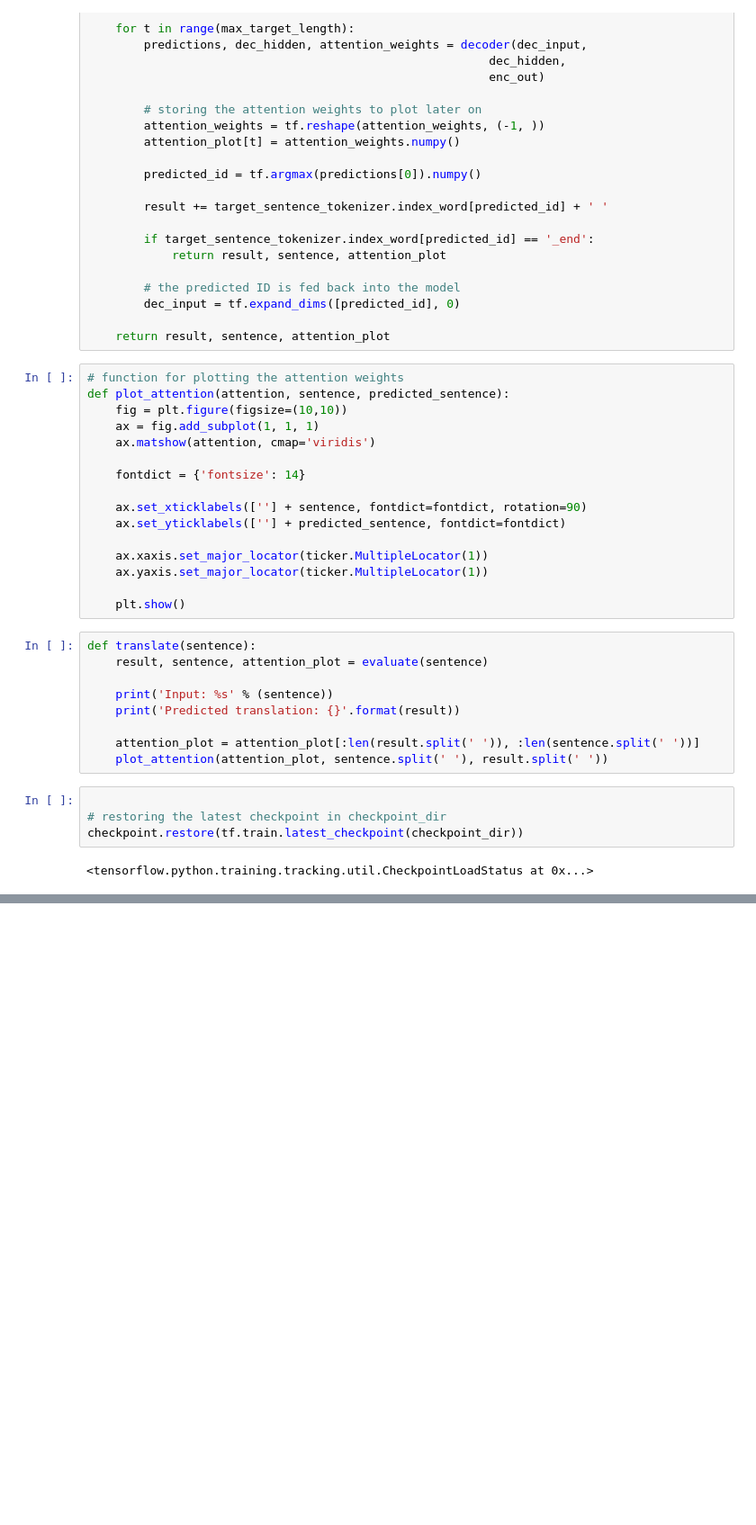
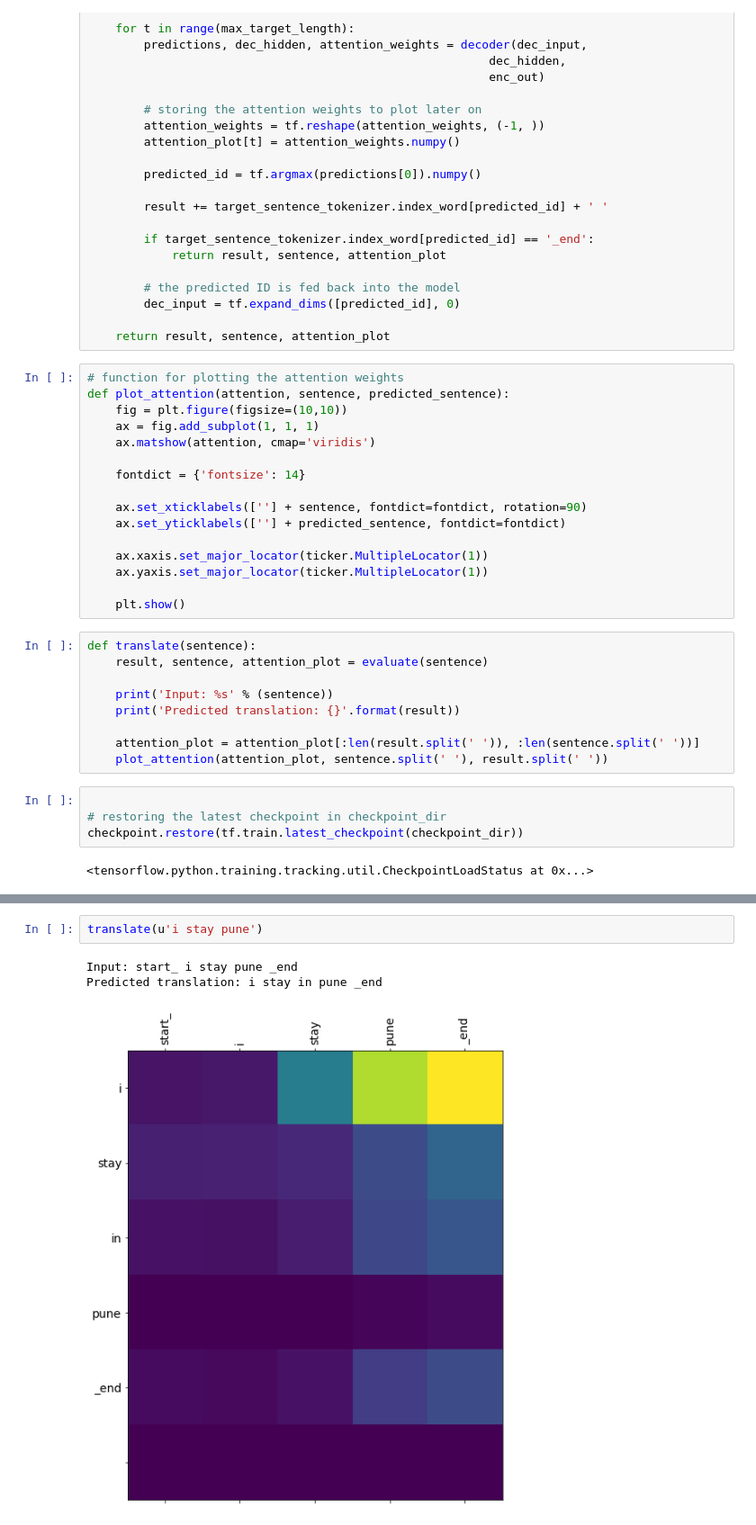
Before and after one commit to aditipatil0711/IndianSignLanguage_Final-Project, a Jupyter notebook: ISL_Phase_2/Encoder Decoder with attention.ipynb, the cells around one changed output, grey strips where cells are left out. Shown: that part at 90% size. Cells and saved outputs as stored; diff of their text form; blank space fills up the shorter version.

```diff
--- a/ISL_Phase_2/Encoder Decoder with attention.ipynb
+++ b/ISL_Phase_2/Encoder Decoder with attention.ipynb
@@ -441,0 +460,6 @@ Predicted translation: good night _end
+# %%
+translate(u'i stay pune')
+# %% [output]
+Input: start_ i stay pune _end
+Predicted translation: i stay in pune _end
+[figure, added]
```
Also changed, not shown: parts of 25 cells of this notebook.
